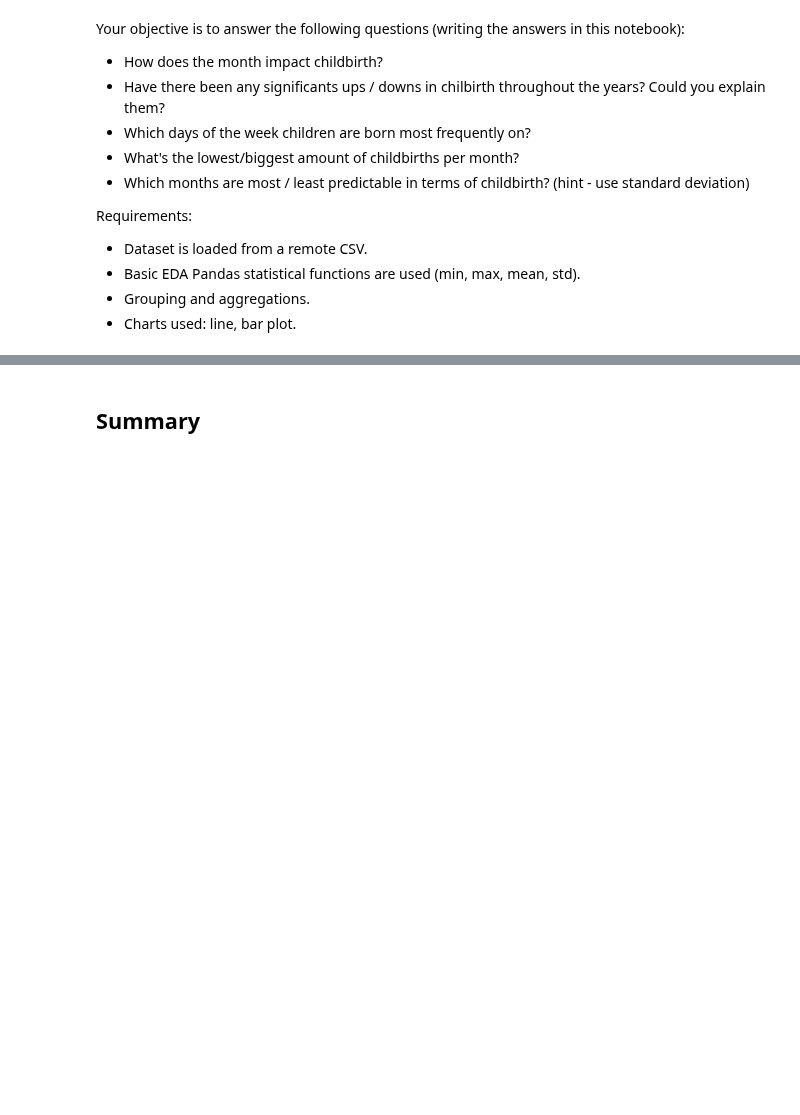
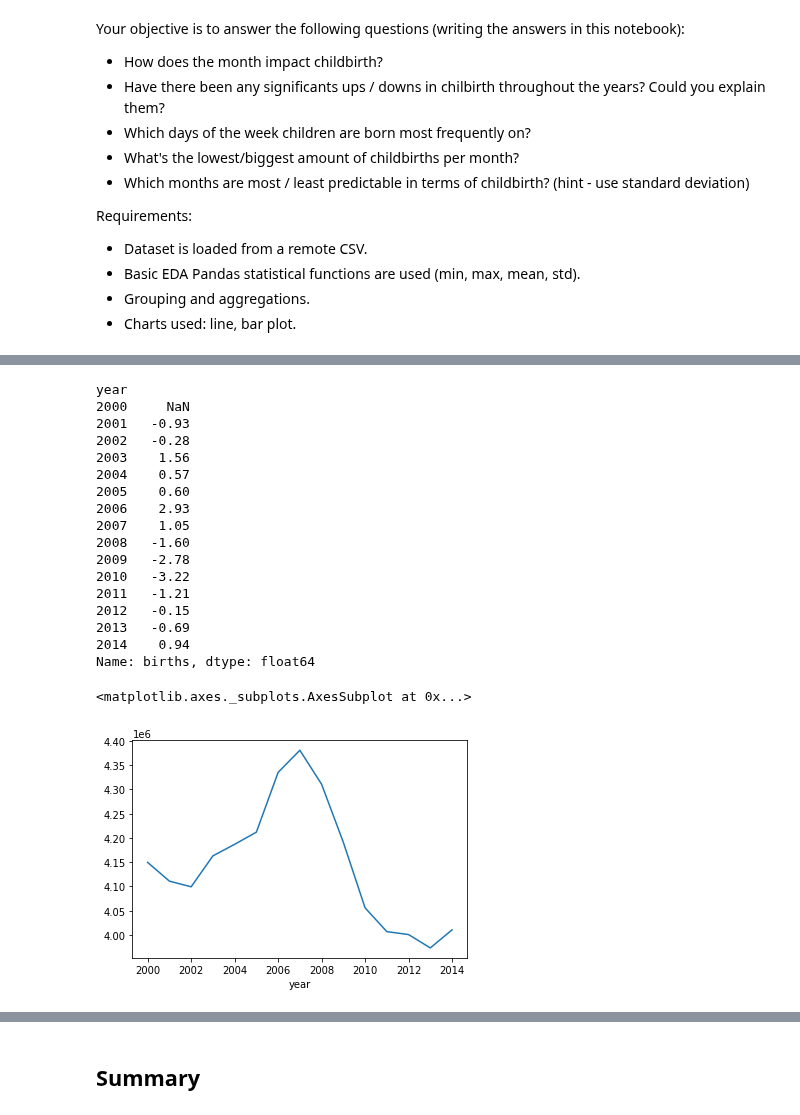
Before and after one commit to Gintariuxas/Challenge, a Jupyter notebook: Turing_College_Technical_Challenge.ipynb, the cells around one changed output, grey strips where cells are left out. Cells and saved outputs as stored; diff of their text form; code cells hidden in the pictures; blank space fills up the shorter version.

```diff
--- a/Turing_College_Technical_Challenge.ipynb
+++ b/Turing_College_Technical_Challenge.ipynb
@@ -304,0 +352,29 @@ Requirements:
+# %%
+#2 QUESTION
+#Birth rate each year
+births_year=df_births.groupby('year')['births'].sum()
+#Percentage difference
+births_year_change=round(births_year.pct_change()*100,2)
+print(births_year_change)
+#Visualizing births of every year
+births_year.plot.line()
+# %% [output]
+year
+2000     NaN
+2001   -0.93
+2002   -0.28
+2003    1.56
+2004    0.57
+2005    0.60
+2006    2.93
+2007    1.05
+2008   -1.60
+2009   -2.78
+2010   -3.22
+2011   -1.21
+2012   -0.15
+2013   -0.69
+2014    0.94
+Name: births, dtype: float64
+<matplotlib.axes._subplots.AxesSubplot at 0x...>
+[figure, added]
```
Also changed, not shown: parts of 9 cells of this notebook.
